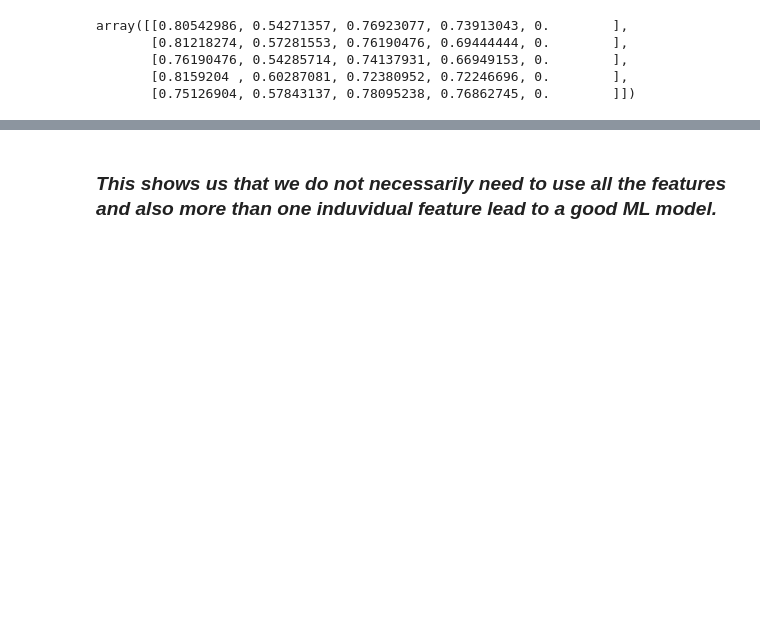
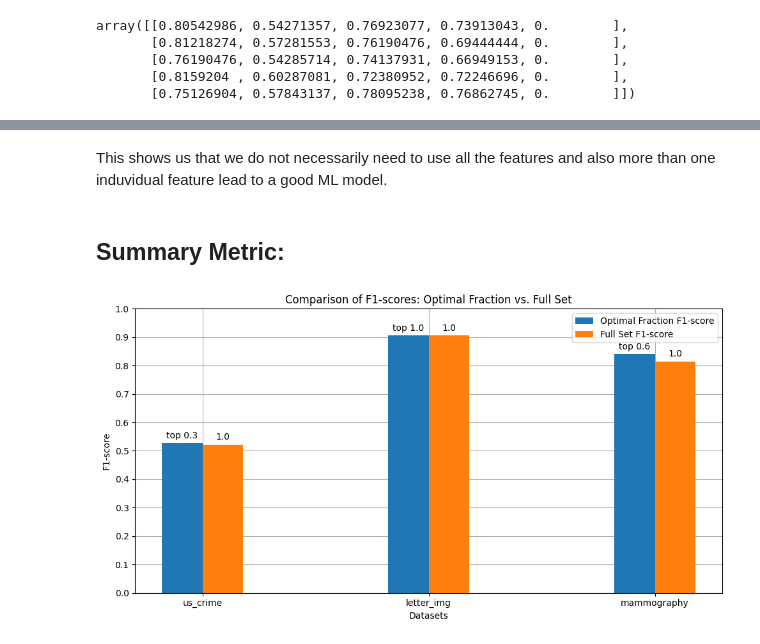
Before and after one commit to AlirezaBoroon/Fractional-Feature-Selection.-Evaluating-Features-Predictive-Power, a Jupyter notebook: Implementing_Feature_Selection.ipynb, the cells around one changed output, grey strips where cells are left out. Cells and saved outputs as stored; diff of their text form; code cells hidden in the pictures; blank space fills up the shorter version.

```diff
--- a/Implementing_Feature_Selection.ipynb
+++ b/Implementing_Feature_Selection.ipynb
@@ -312,2 +322,30 @@ Saved dataset with optimal feature set for mammography to mammography_optimal.cs
 # %% [markdown]
-### ***This shows us that we do not necessarily need to use all the features and also more than one induvidual feature lead to a good ML model.***
+This shows us that we do not necessarily need to use all the features and also more than one induvidual feature lead to a good ML model.
+# %% [markdown]
+## **Summary Metric:**
+# %%
+# Summary metrics of optimal fractions of top features vs. full set of features.
+
+dataset_names = list(data_dict.keys())
+bar_width = 0.18
+index = np.arange(len(dataset_names))
+
+plt.figure(figsize=(10, 5.4))
+plt.bar(index, optimal_f1_scores, bar_width, label='Optimal Fraction F1-score', zorder= 2)
+plt.bar(index + bar_width, full_set_f1_scores, bar_width, label='Full Set F1-score', zorder= 2)
+
+plt.xlabel('Datasets')
+plt.ylabel('F1-score')
+plt.title('Comparison of F1-scores: Optimal Fraction vs. Full Set')
+plt.xticks(index + bar_width / 2, dataset_names)
+plt.legend()
+plt.tight_layout()
+for i, (optimal_f1, full_f1) in enumerate(zip(optimal_f1_scores, full_set_f1_scores)):
+  plt.text(index[i], optimal_f1 + 0.01, f"top {optimal_fractions[i]:.1f}", ha='center', va='bottom')
+  plt.text(index[i] + bar_width, full_f1 + 0.01, "1.0", ha='center', va='bottom')
+
+plt.yticks(np.arange(0, 1.1, 0.1))  # Set y-ticks with a step of 0.1
+plt.grid(True, zorder= 0)
+plt.show()
+# %% [output]
+[figure, added]
```
Also changed, not shown: parts of 1 cell of this notebook.
